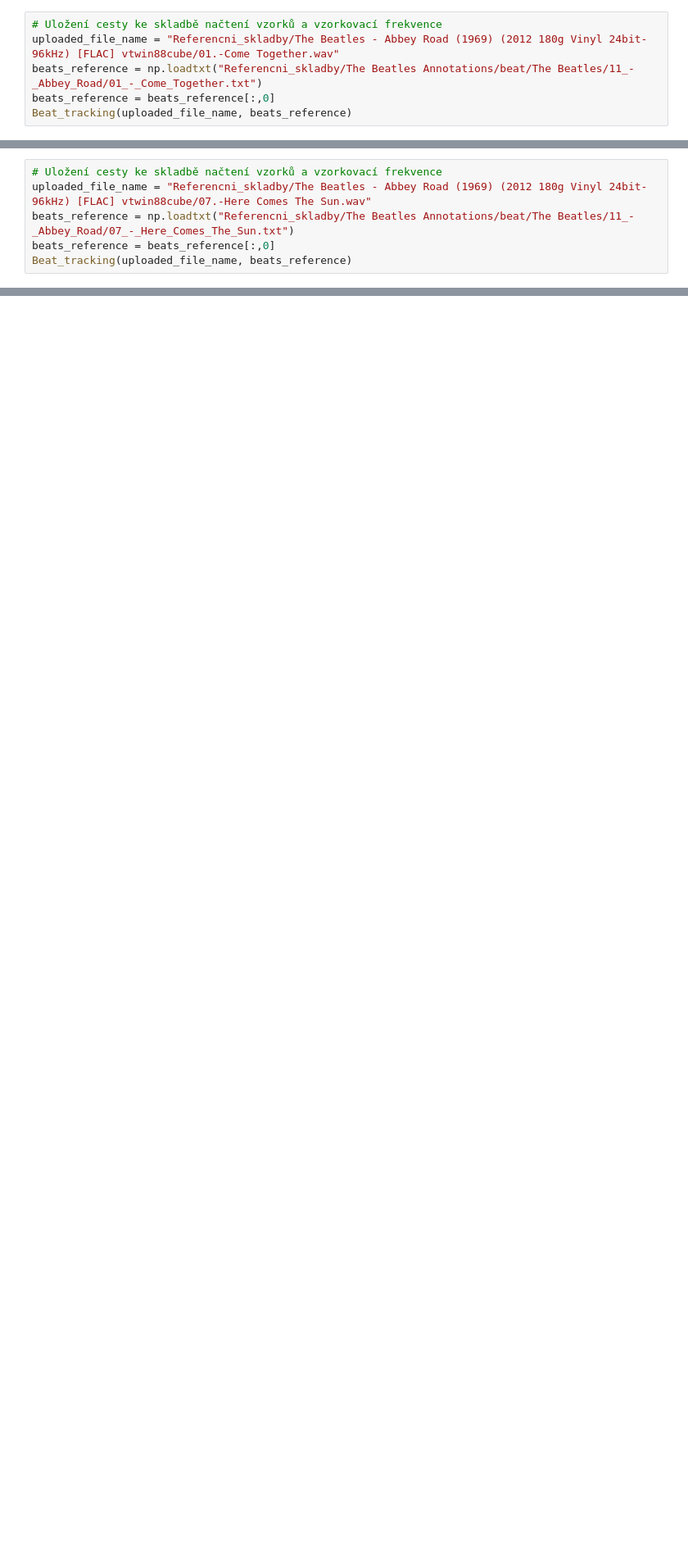
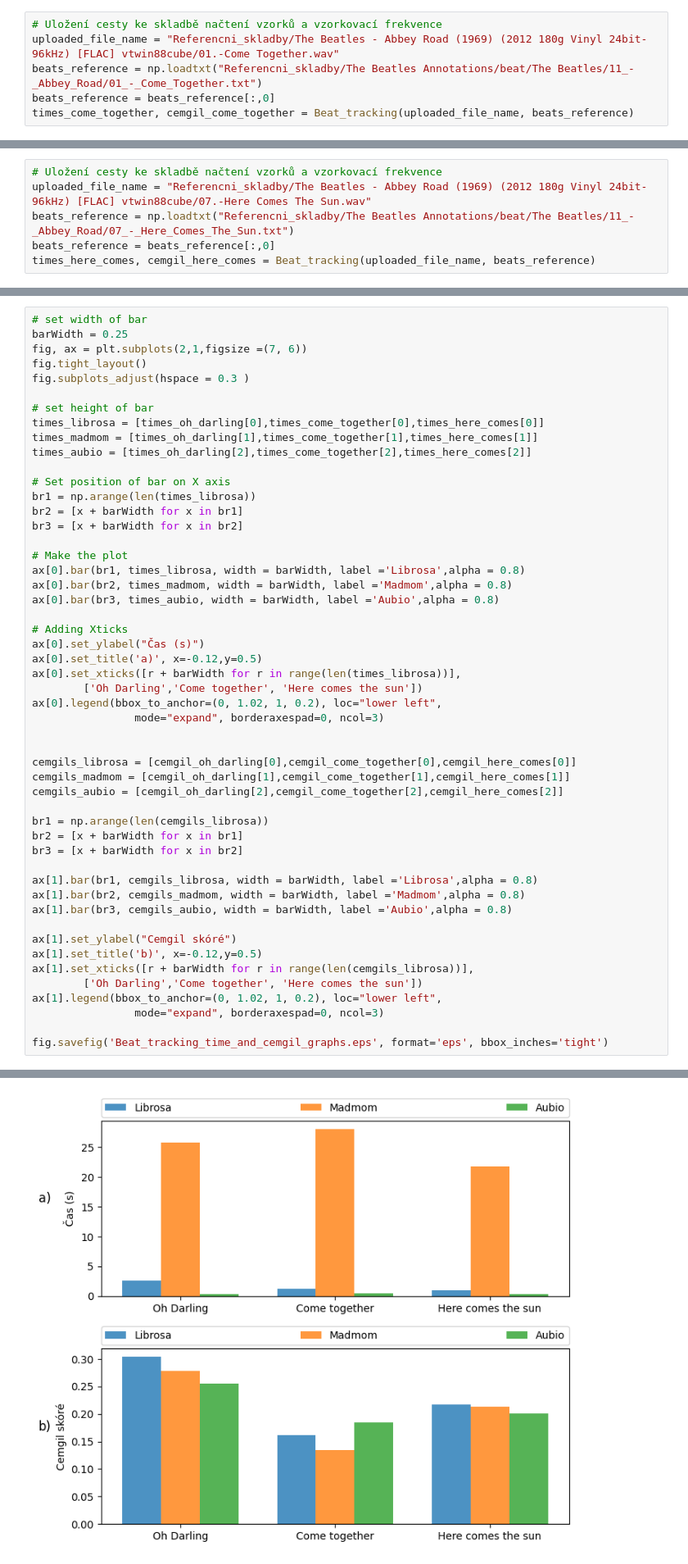
Before and after one commit to VikinnCz/Diplomova_prace_reseni, a Jupyter notebook: Beat_tracking_comparison.ipynb, the cells around one changed output, grey strips where cells are left out. Shown at 82% size. Saved outputs shown, nothing was run; the diff lists cells and outputs as text; blank space fills up the shorter version.

```diff
--- a/Beat_tracking_comparison.ipynb
+++ b/Beat_tracking_comparison.ipynb
@@ -156,5 +172,5 @@ Cemgil skóré Aubio:   0.2554
 uploaded_file_name = "Referencni_skladby/The Beatles - Abbey Road (1969) (2012 180g Vinyl 24bit-96kHz) [FLAC] vtwin88cube/01.-Come Together.wav"
 beats_reference = np.loadtxt("Referencni_skladby/The Beatles Annotations/beat/The Beatles/11_-_Abbey_Road/01_-_Come_Together.txt")
 beats_reference = beats_reference[:,0]
-Beat_tracking(uploaded_file_name, beats_reference)
+times_come_together, cemgil_come_together = Beat_tracking(uploaded_file_name, beats_reference)
 # %% [output]
@@ -170,5 +187,5 @@ Cemgil skóré Aubio:   0.1851
 uploaded_file_name = "Referencni_skladby/The Beatles - Abbey Road (1969) (2012 180g Vinyl 24bit-96kHz) [FLAC] vtwin88cube/07.-Here Comes The Sun.wav"
 beats_reference = np.loadtxt("Referencni_skladby/The Beatles Annotations/beat/The Beatles/11_-_Abbey_Road/07_-_Here_Comes_The_Sun.txt")
 beats_reference = beats_reference[:,0]
-Beat_tracking(uploaded_file_name, beats_reference)
+times_here_comes, cemgil_here_comes = Beat_tracking(uploaded_file_name, beats_reference)
 # %% [output]
@@ -192,0 +214,52 @@ Cemgil skóré Aubio:   0.1971
+# %%
+# set width of bar
+barWidth = 0.25
+fig, ax = plt.subplots(2,1,figsize =(7, 6))
+fig.tight_layout()
+fig.subplots_adjust(hspace = 0.3 )
+
+# set height of bar
+times_librosa = [times_oh_darling[0],times_come_together[0],times_here_comes[0]]
+times_madmom = [times_oh_darling[1],times_come_together[1],times_here_comes[1]]
+times_aubio = [times_oh_darling[2],times_come_together[2],times_here_comes[2]]
+
+# Set position of bar on X axis
+br1 = np.arange(len(times_librosa))
+br2 = [x + barWidth for x in br1]
+br3 = [x + barWidth for x in br2]
+
+# Make the plot
+ax[0].bar(br1, times_librosa, width = barWidth, label ='Librosa',alpha = 0.8)
+ax[0].bar(br2, times_madmom, width = barWidth, label ='Madmom',alpha = 0.8)
+ax[0].bar(br3, times_aubio, width = barWidth, label ='Aubio',alpha = 0.8)
+
+# Adding Xticks
+ax[0].set_ylabel("Čas (s)")
+ax[0].set_title('a)', x=-0.12,y=0.5)
+ax[0].set_xticks([r + barWidth for r in range(len(times_librosa))],
+        ['Oh Darling','Come together', 'Here comes the sun'])
+ax[0].legend(bbox_to_anchor=(0, 1.02, 1, 0.2), loc="lower left",
+                mode="expand", borderaxespad=0, ncol=3)
+
+
+cemgils_librosa = [cemgil_oh_darling[0],cemgil_come_together[0],cemgil_here_comes[0]]
+cemgils_madmom = [cemgil_oh_darling[1],cemgil_come_together[1],cemgil_here_comes[1]]
+cemgils_aubio = [cemgil_oh_darling[2],cemgil_come_together[2],cemgil_here_comes[2]]
+
+br1 = np.arange(len(cemgils_librosa))
+br2 = [x + barWidth for x in br1]
+br3 = [x + barWidth for x in br2]
+
+ax[1].bar(br1, cemgils_librosa, width = barWidth, label ='Librosa',alpha = 0.8)
+ax[1].bar(br2, cemgils_madmom, width = barWidth, label ='Madmom',alpha = 0.8)
+ax[1].bar(br3, cemgils_aubio, width = barWidth, label ='Aubio',alpha = 0.8)
+
+ax[1].set_ylabel("Cemgil skóré")
+ax[1].set_title('b)', x=-0.12,y=0.5)
+ax[1].set_xticks([r + barWidth for r in range(len(cemgils_librosa))],
+        ['Oh Darling','Come together', 'Here comes the sun'])
+ax[1].legend(bbox_to_anchor=(0, 1.02, 1, 0.2), loc="lower left",
+                mode="expand", borderaxespad=0, ncol=3)
+
+fig.savefig('Beat_tracking_time_and_cemgil_graphs.eps', format='eps', bbox_inches='tight')
+# %% [output]
@@ -192,0 +267 @@ Cemgil skóré Aubio:   0.1971
+[figure, added]
```
Also changed, not shown: parts of 9 cells of this notebook, 1 other file.
